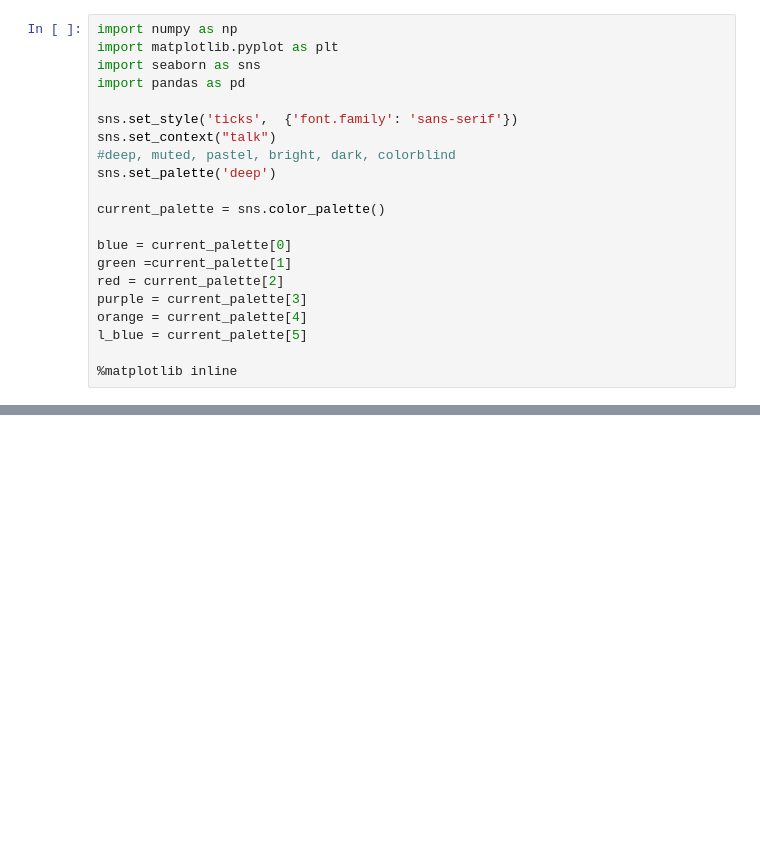
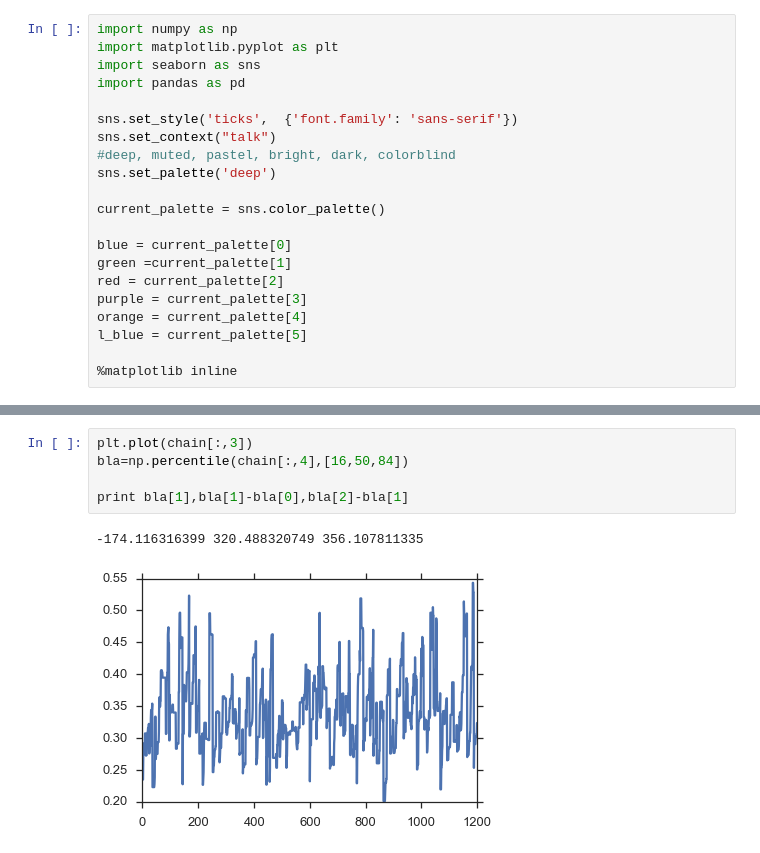
Before and after one commit to ondrejiayc/PH366_final_project, a Jupyter notebook: massProfileGeneration.ipynb, the cells around one changed output, grey strips where cells are left out. Drawn from its saved outputs; the diff is of its cells as text; blank space fills up the shorter version.

```diff
--- a/massProfileGeneration.ipynb
+++ b/massProfileGeneration.ipynb
@@ -85,3 +81,11 @@ np.median(chain[:,4])
+# %%
+plt.plot(chain[:,3])
+bla=np.percentile(chain[:,4],[16,50,84])
+
+print bla[1],bla[1]-bla[0],bla[2]-bla[1]
+# %% [output]
+-174.116316399 320.488320749 356.107811335
+[figure, added]
 # %%
 m=np.array([])
 
```
Also changed, not shown: parts of 6 cells of this notebook, 1 other file.
